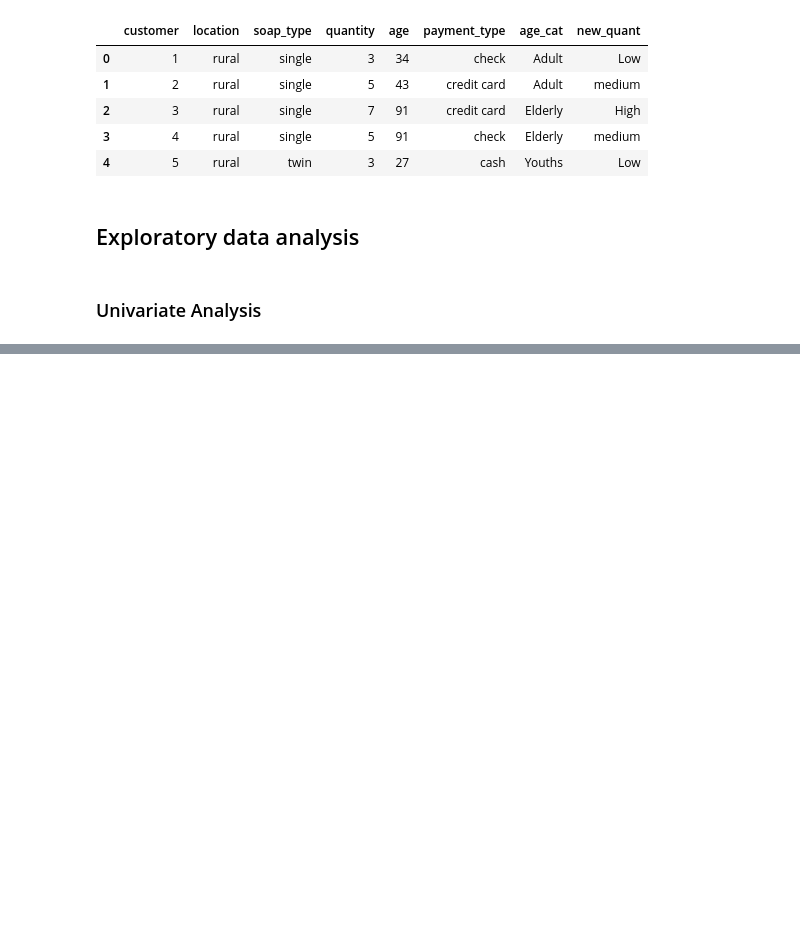
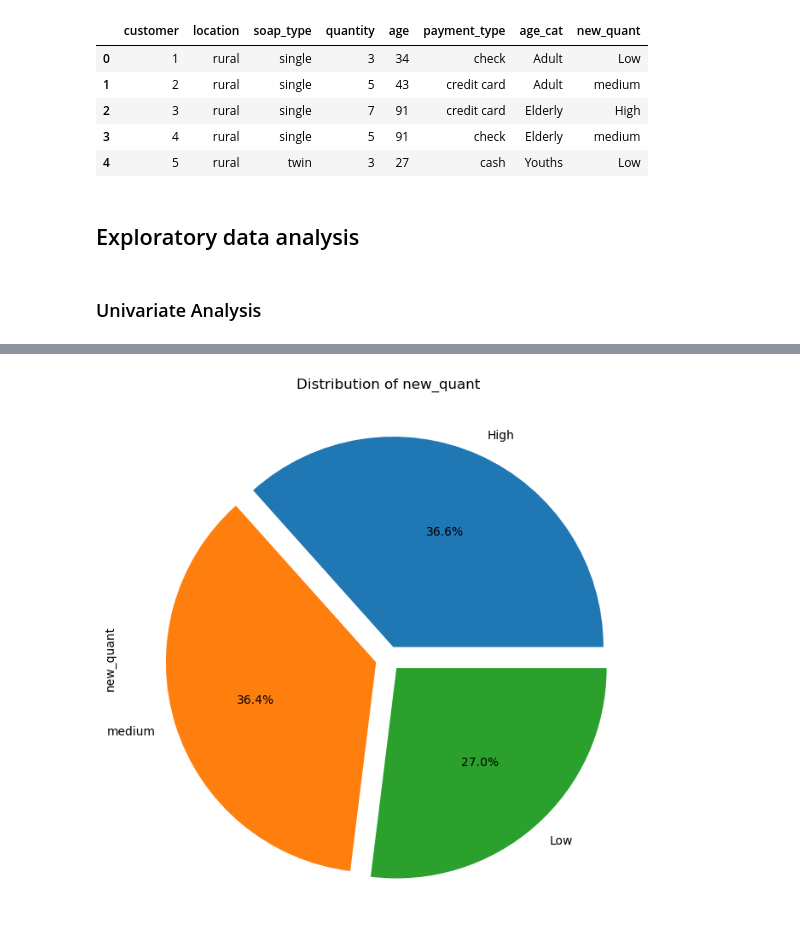
Before and after one commit to danielkimutai/Predicting-type-of-soap, a Jupyter notebook: index.ipynb, the cells around one changed output, grey strips where cells are left out. Cells and saved outputs as stored; diff of their text form; code cells hidden in the pictures; blank space fills up the shorter version.

```diff
--- a/index.ipynb
+++ b/index.ipynb
@@ -303,0 +332,4 @@ def bar_graph(df,column):
+# %%
+pie_chart(df1,"new_quant")
+# %% [output]
+[figure, added]
```
Also changed, not shown: parts of 60 cells of this notebook, 1 other file.
